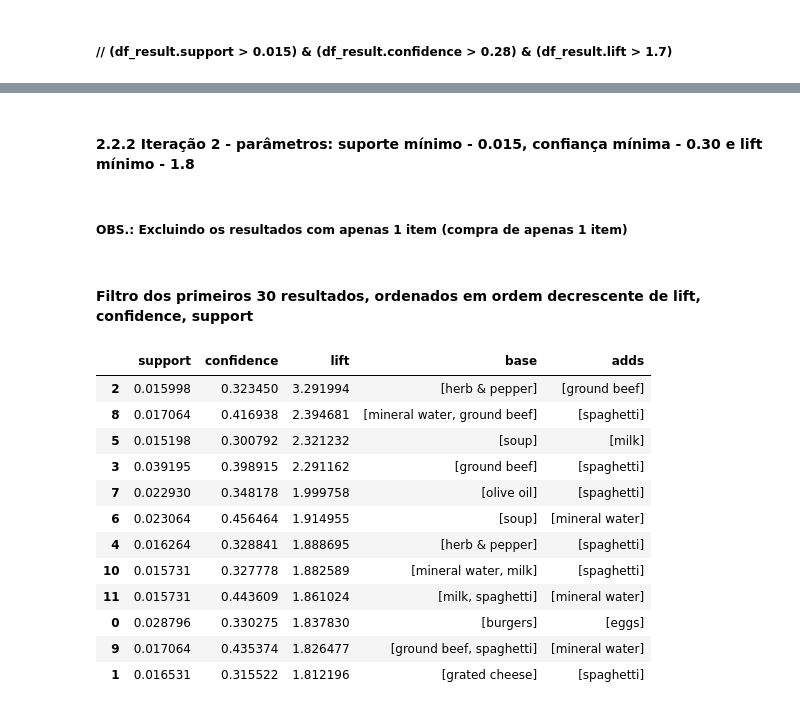
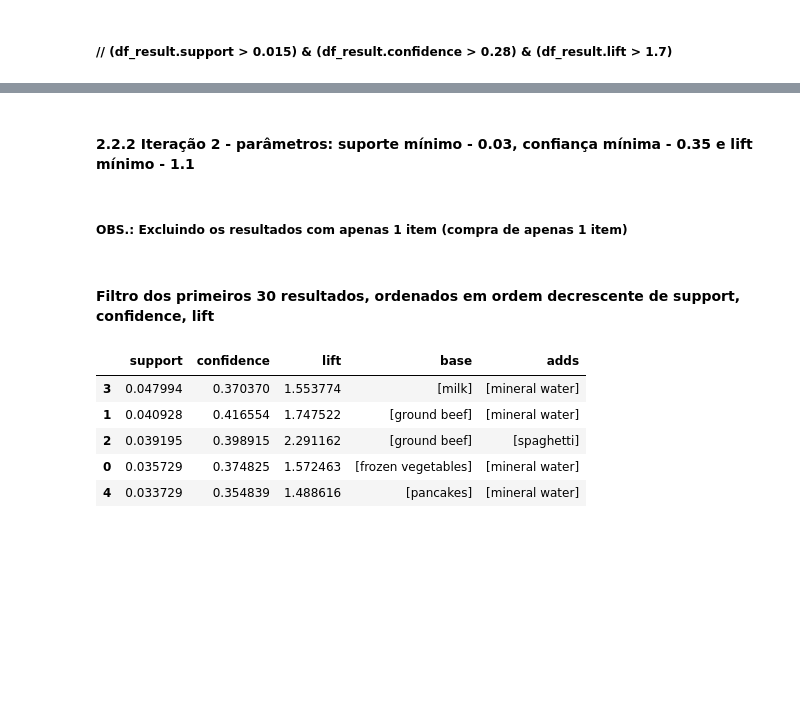
Before and after one commit to joaopaulopbjp/regras_associacao, a Jupyter notebook: Apriori_regras_associacao.ipynb, the cells around one changed output, grey strips where cells are left out. Drawn from its saved outputs; the diff is of its cells as text; code cells hidden in the pictures; blank space fills up the shorter version.

```diff
--- a/Apriori_regras_associacao.ipynb
+++ b/Apriori_regras_associacao.ipynb
@@ -154,7 +168,7 @@ df_result.sort_values(by=['lift','confidence'], ascending=[True,False]).head(30)
 # %% [markdown]
-#### 2.2.2 Iteração 2 - parâmetros: suporte mínimo - 0.015, confiança mínima - 0.30 e lift mínimo - 1.8
+#### 2.2.2 Iteração 2 - parâmetros: suporte mínimo - 0.03, confiança mínima - 0.35 e lift mínimo - 1.1
 # %%
-rules = apriori(transactions, min_support = 0.015, min_confidence = 0.30, min_lift = 1.8)
+rules = apriori(transactions, min_support = 0.03, min_confidence = 0.35, min_lift = 1.1)
 # %%
 #Support degree (support), first enter an empty list, and then assign
 supports=[]
@@ -187,20 +201,13 @@ df_result = pd.DataFrame({
 # %%
 df_result = df_result[(df_result.base.str.len() >= 1) | (df_result.adds.str.len() >= 1)]
 # %% [markdown]
-#### Filtro dos primeiros 30 resultados, ordenados em ordem decrescente de lift, confidence, support
+#### Filtro dos primeiros 30 resultados, ordenados em ordem decrescente de support, confidence, lift
 # %%
-df_result.sort_values(by=['lift','confidence','support'], ascending=False).head(30)
+df_result.sort_values(by=['support','confidence','lift'], ascending=False).head(30)
 # %% [output]
 |  | support | confidence | lift | base | adds |
-| 2 | 0.015998 | 0.323450 | 3.291994 | [herb & pepper] | [ground beef] |
-| 8 | 0.017064 | 0.416938 | 2.394681 | [mineral water, ground beef] | [spaghetti] |
-| 5 | 0.015198 | 0.300792 | 2.321232 | [soup] | [milk] |
-| 3 | 0.039195 | 0.398915 | 2.291162 | [ground beef] | [spaghetti] |
-| 7 | 0.022930 | 0.348178 | 1.999758 | [olive oil] | [spaghetti] |
-| 6 | 0.023064 | 0.456464 | 1.914955 | [soup] | [mineral water] |
-| 4 | 0.016264 | 0.328841 | 1.888695 | [herb & pepper] | [spaghetti] |
-| 10 | 0.015731 | 0.327778 | 1.882589 | [mineral water, milk] | [spaghetti] |
-| 11 | 0.015731 | 0.443609 | 1.861024 | [milk, spaghetti] | [mineral water] |
-| 0 | 0.028796 | 0.330275 | 1.837830 | [burgers] | [eggs] |
-| 9 | 0.017064 | 0.435374 | 1.826477 | [ground beef, spaghetti] | [mineral water] |
-| 1 | 0.016531 | 0.315522 | 1.812196 | [grated cheese] | [spaghetti] |
+| 3 | 0.047994 | 0.370370 | 1.553774 | [milk] | [mineral water] |
+| 1 | 0.040928 | 0.416554 | 1.747522 | [ground beef] | [mineral water] |
+| 2 | 0.039195 | 0.398915 | 2.291162 | [ground beef] | [spaghetti] |
+| 0 | 0.035729 | 0.374825 | 1.572463 | [frozen vegetables] | [mineral water] |
+| 4 | 0.033729 | 0.354839 | 1.488616 | [pancakes] | [mineral water] |
```
Also changed, not shown: parts of 9 cells of this notebook.
